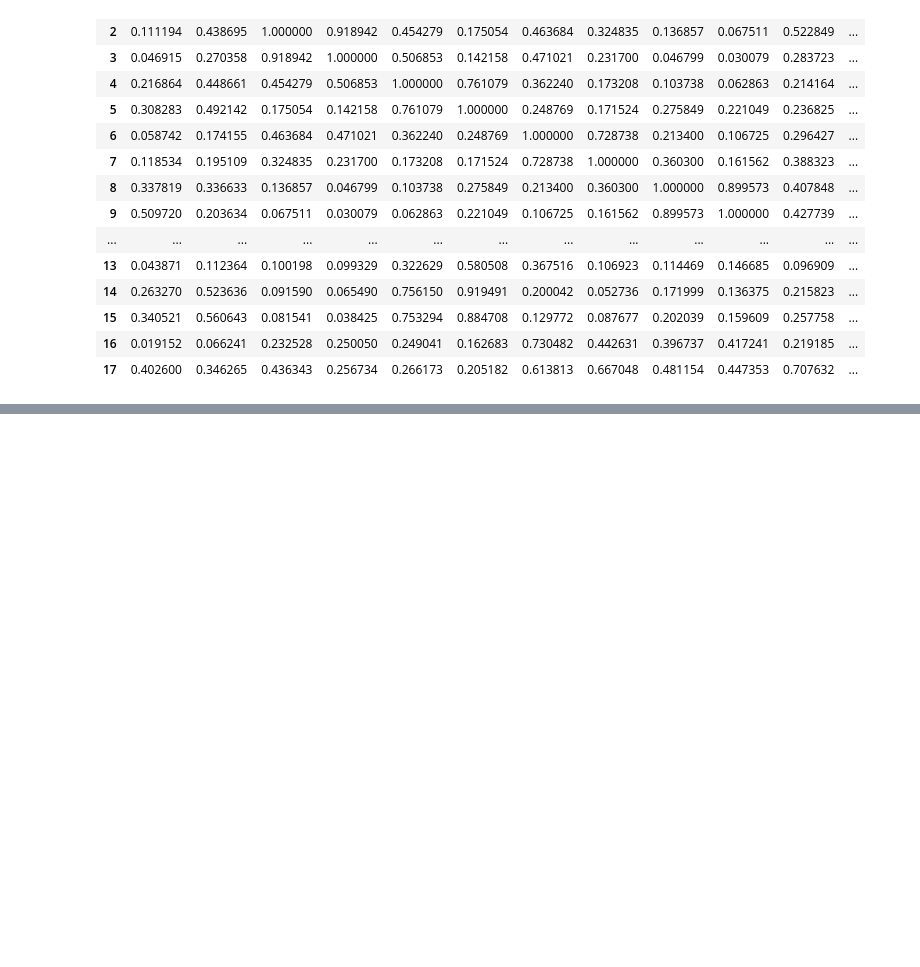
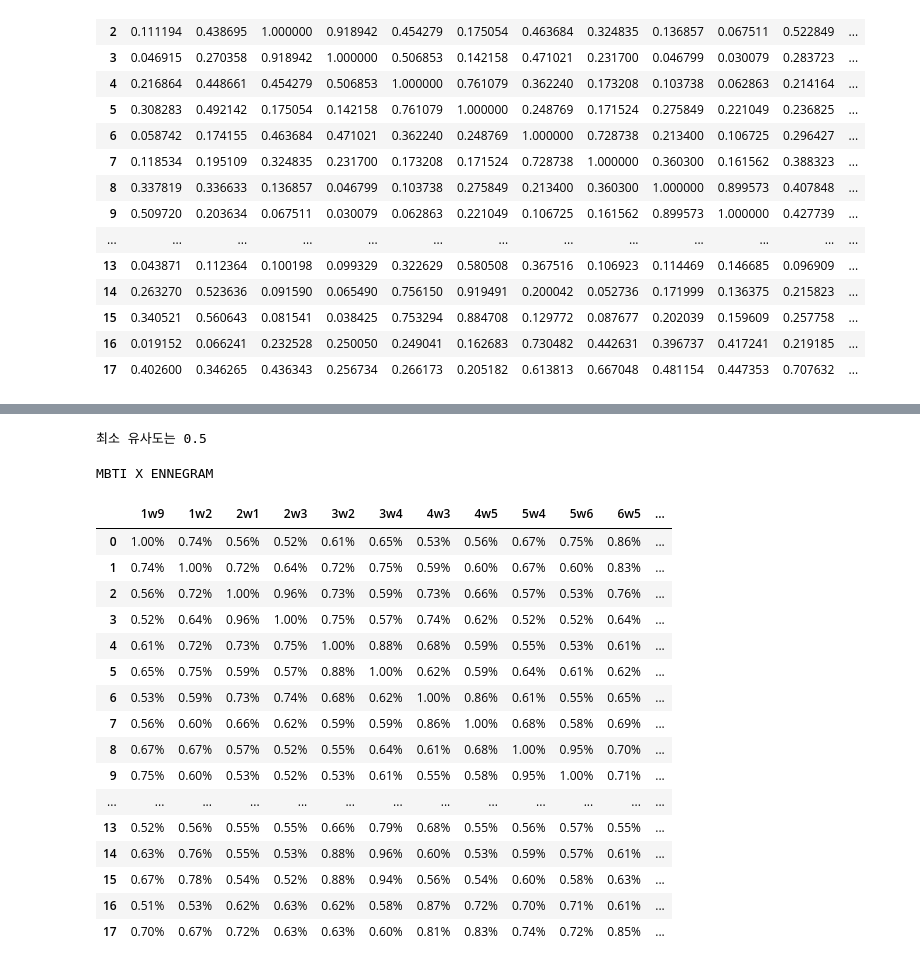
Before and after one commit to boostcampaitech4lv23recsys2/level3_productserving-level3-recsys-08, a Jupyter notebook: Data/DataProcessing/MBTI_X_Enneagram_18x18_matrix.ipynb, the cells around one changed output, grey strips where cells are left out. Cells and saved outputs as stored; diff of their text form; code cells hidden in the pictures; blank space fills up the shorter version.

```diff
--- a/Data/DataProcessing/MBTI_X_Enneagram_18x18_matrix.ipynb
+++ b/Data/DataProcessing/MBTI_X_Enneagram_18x18_matrix.ipynb
@@ -232,0 +238,32 @@ sim_df
+# %%
+k=0.5
+j=1/(1-k)
+print(f"최소 유사도는 {k}")
+
+processed_sim_df = sim_df.applymap(lambda x: k+(x/j))
+
+processed_sim_df.style.background_gradient(
+    cmap=sns.color_palette("Blues", as_cmap=True), low=0, high=0, axis=1, subset=df.columns
+).format("{:.2f}%").set_properties(
+    **{'font-size': '10pt', 'font-weight': 'bold', 'border-color': 'black', 'border-width': '0.3px'}
+).set_caption('MBTI X ENNEGRAM')
+# %% [output]
+최소 유사도는 0.5
+MBTI X ENNEGRAM
+|  | 1w9 | 1w2 | 2w1 | 2w3 | 3w2 | 3w4 | 4w3 | 4w5 | 5w4 | 5w6 | 6w5 | ... |
+| 0 | 1.00% | 0.74% | 0.56% | 0.52% | 0.61% | 0.65% | 0.53% | 0.56% | 0.67% | 0.75% | 0.86% | ... |
+| 1 | 0.74% | 1.00% | 0.72% | 0.64% | 0.72% | 0.75% | 0.59% | 0.60% | 0.67% | 0.60% | 0.83% | ... |
+| 2 | 0.56% | 0.72% | 1.00% | 0.96% | 0.73% | 0.59% | 0.73% | 0.66% | 0.57% | 0.53% | 0.76% | ... |
+| 3 | 0.52% | 0.64% | 0.96% | 1.00% | 0.75% | 0.57% | 0.74% | 0.62% | 0.52% | 0.52% | 0.64% | ... |
+| 4 | 0.61% | 0.72% | 0.73% | 0.75% | 1.00% | 0.88% | 0.68% | 0.59% | 0.55% | 0.53% | 0.61% | ... |
+| 5 | 0.65% | 0.75% | 0.59% | 0.57% | 0.88% | 1.00% | 0.62% | 0.59% | 0.64% | 0.61% | 0.62% | ... |
+| 6 | 0.53% | 0.59% | 0.73% | 0.74% | 0.68% | 0.62% | 1.00% | 0.86% | 0.61% | 0.55% | 0.65% | ... |
+| 7 | 0.56% | 0.60% | 0.66% | 0.62% | 0.59% | 0.59% | 0.86% | 1.00% | 0.68% | 0.58% | 0.69% | ... |
+| 8 | 0.67% | 0.67% | 0.57% | 0.52% | 0.55% | 0.64% | 0.61% | 0.68% | 1.00% | 0.95% | 0.70% | ... |
+| 9 | 0.75% | 0.60% | 0.53% | 0.52% | 0.53% | 0.61% | 0.55% | 0.58% | 0.95% | 1.00% | 0.71% | ... |
+| ... | ... | ... | ... | ... | ... | ... | ... | ... | ... | ... | ... | ... |
+| 13 | 0.52% | 0.56% | 0.55% | 0.55% | 0.66% | 0.79% | 0.68% | 0.55% | 0.56% | 0.57% | 0.55% | ... |
+| 14 | 0.63% | 0.76% | 0.55% | 0.53% | 0.88% | 0.96% | 0.60% | 0.53% | 0.59% | 0.57% | 0.61% | ... |
+| 15 | 0.67% | 0.78% | 0.54% | 0.52% | 0.88% | 0.94% | 0.56% | 0.54% | 0.60% | 0.58% | 0.63% | ... |
+| 16 | 0.51% | 0.53% | 0.62% | 0.63% | 0.62% | 0.58% | 0.87% | 0.72% | 0.70% | 0.71% | 0.61% | ... |
+| 17 | 0.70% | 0.67% | 0.72% | 0.63% | 0.63% | 0.60% | 0.81% | 0.83% | 0.74% | 0.72% | 0.85% | ... |
```
Also changed, not shown: parts of 5 cells of this notebook, 3 other files.
